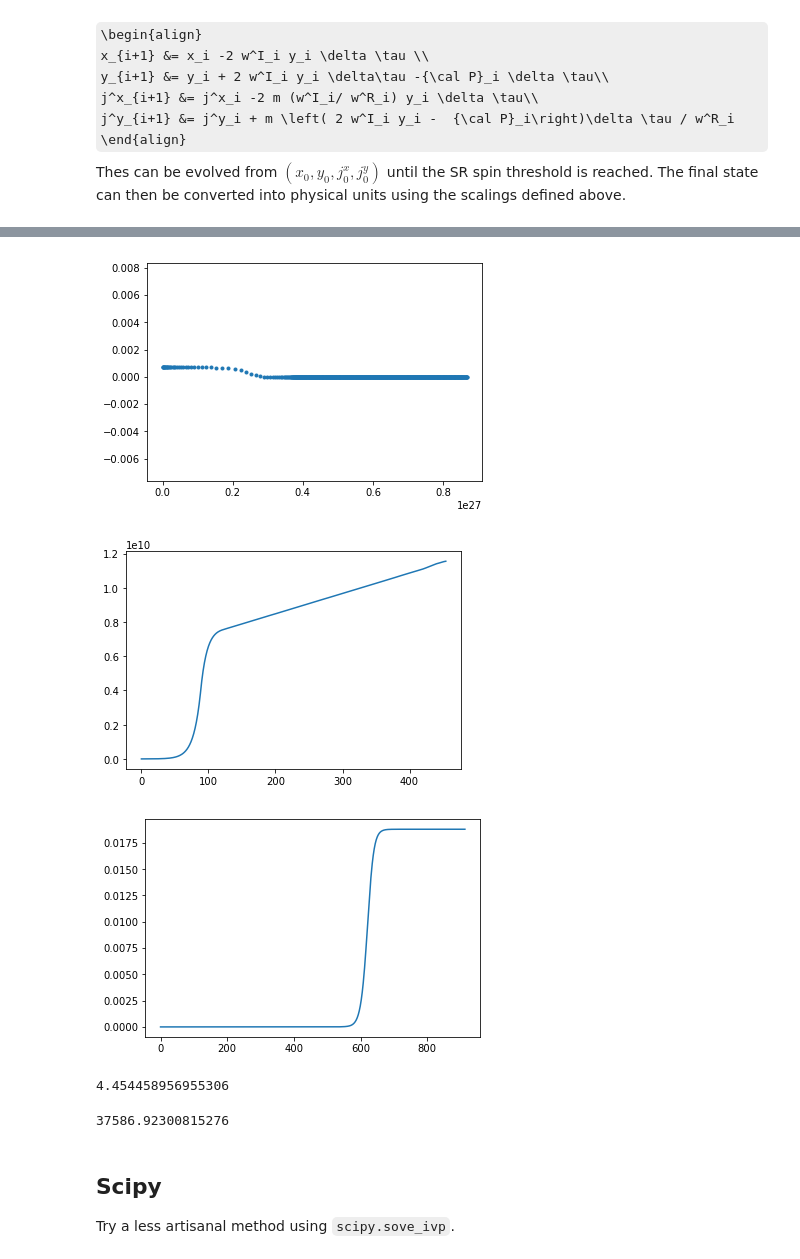
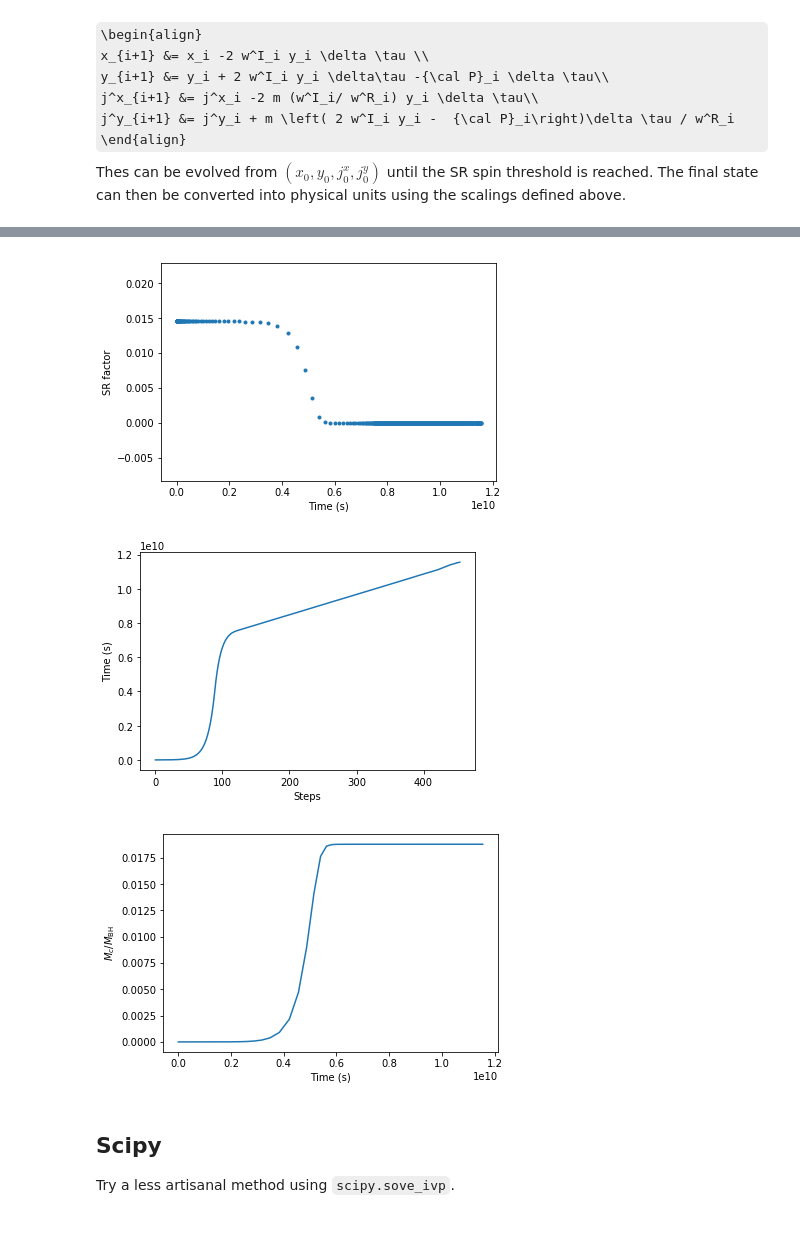
Before and after one commit to maxisi/gwaxion, a Jupyter notebook: examples/final_state_solver.ipynb, the cells around one changed output, grey strips where cells are left out. Drawn from its saved outputs; the diff is of its cells as text; code cells hidden in the pictures; some formulas as TeX source; blank space fills up the shorter version.

```diff
--- a/examples/final_state_solver.ipynb
+++ b/examples/final_state_solver.ipynb
@@ -138,7 +142,7 @@ def evolve_bhb(bhb_0, y_0=1E-8, jy_0=1E-8, l=1, m=1, nr=0, dtau=None, max_steps=
 
     return bhb_new, tuple([np.array(l) for l in [xs, jxs, ys, jys, sr_conds, time]])
 # %%
-bhb = physics.BlackHoleBoson.from_parameters(m_bh=60, chi_bh=0.7, alpha=0.001, ev=True)
+bhb = physics.BlackHoleBoson.from_parameters(m_bh=60, chi_bh=0.7, alpha=0.176)
 
 bhb_new, (xs, jxs, ys, jys, sr_conds, time) = evolve_bhb(bhb)
 print bhb_new.bh.mass_msun, bhb_new.bh.chi
@@ -147,33 +186,27 @@ print bhb_new.bh.mass_msun, bhb_new.bh.chi
 # %%
 plt.figure()
 plt.scatter(time, sr_conds, marker='.')
+plt.ylabel('SR factor')
+plt.xlabel('Time (s)')
 plt.show()
 # %% [output]
-[figure, old version]
+[figure, new version]
 # %%
 plt.figure()
 plt.plot(time)
+plt.xlabel('Steps')
+plt.ylabel('Time (s)')
 plt.show()
 # %% [output]
-[figure, old version]
+[figure, new version]
 # %%
 plt.figure()
-plt.plot(ys/xs)
+plt.plot(time, ys/xs)
+plt.xlabel('Time (s)')
+plt.ylabel(r'$M_c/M_{\rm BH}$')
 plt.show()
 # %% [output]
-[figure, old version]
+[figure, new version]
-# %%
-epsilon = 1./bhb.boson.omega
-T0 = physics.G_SI*bhb.bh.mass/physics.C_SI**3
-
-epsilon/T0
-# %% [output]
-4.454458956955306
-# %%
-c = bhb.cloud(1,1,0)
-c.growth_time
-# %% [output]
-37586.92300815276
 # %% [markdown]
 ## Scipy
 
```
Also changed, not shown: parts of 3 cells of this notebook, 5 other files.
